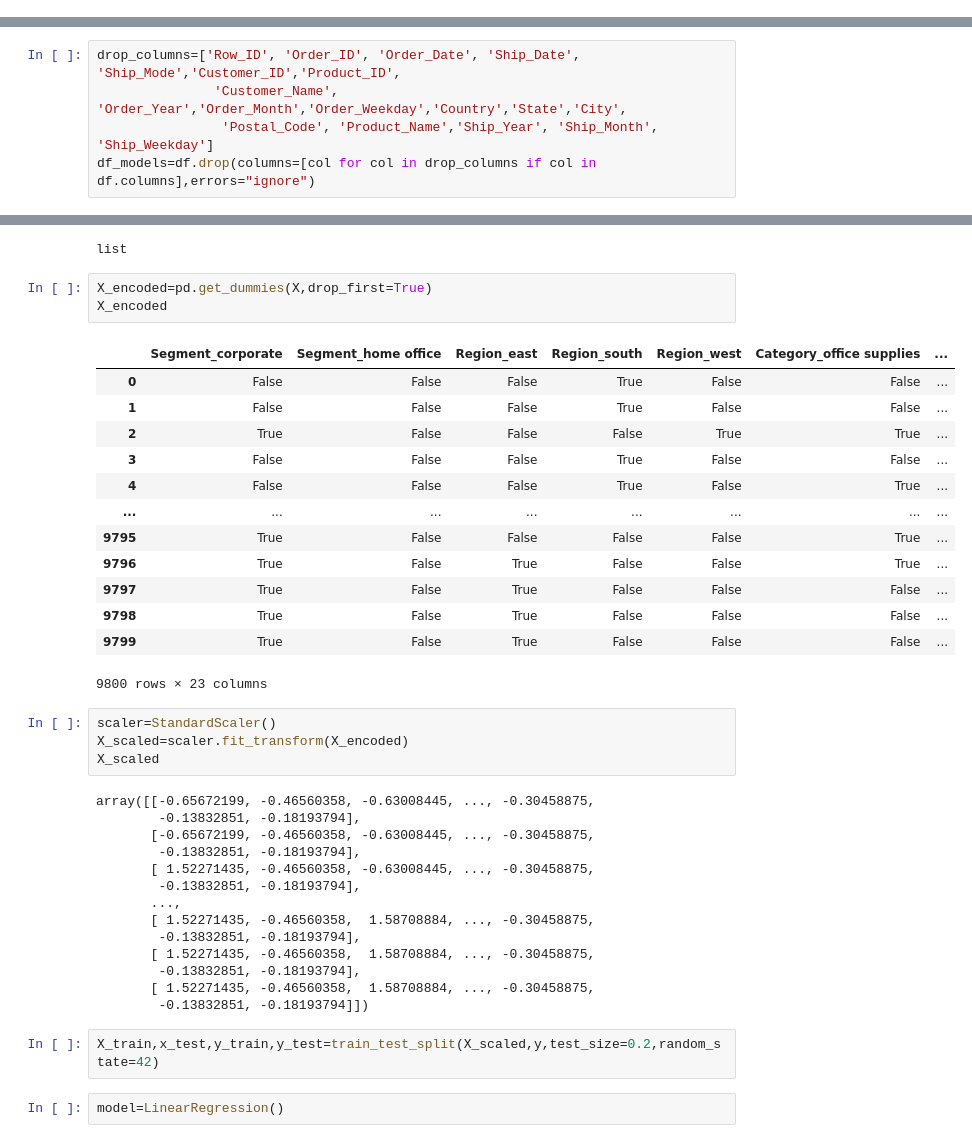
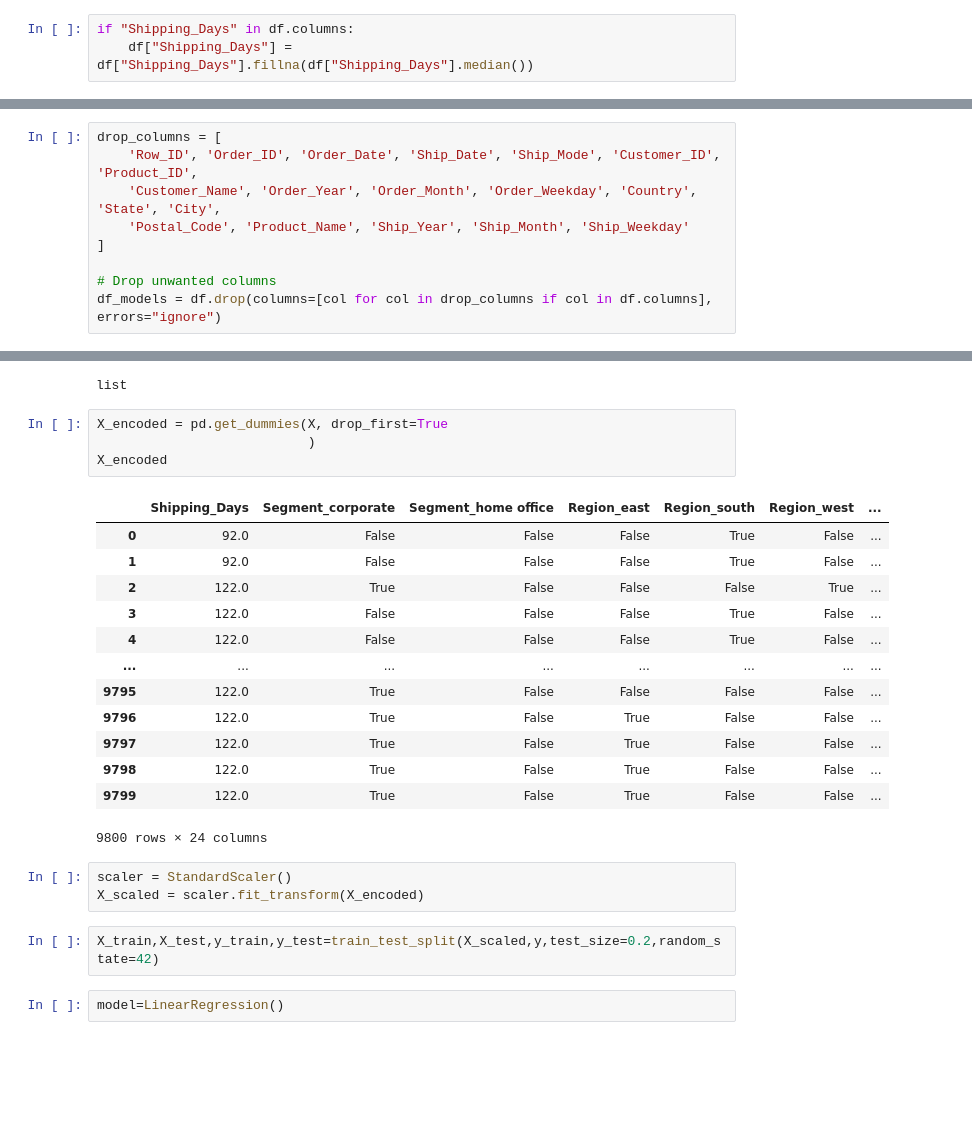
Before and after one commit to Ayush080-bct/Superstore-data-pipeline, a Jupyter notebook: ml/ml.ipynb, the cells around one changed output, grey strips where cells are left out. Cells and saved outputs as stored; diff of their text form; blank space fills up the shorter version.

```diff
--- a/ml/ml.ipynb
+++ b/ml/ml.ipynb
@@ -124 +125,4 @@ Index(['Row_ID', 'Order_ID', 'Order_Date', 'Ship_Date', 'Ship_Mode',
       dtype='object')
+# %%
+if "Shipping_Days" in df.columns:
+    df["Shipping_Days"] = df["Shipping_Days"].fillna(df["Shipping_Days"].median())
@@ -125,8 +144,12 @@ Index(['Row_ID', 'Order_ID', 'Order_Date', 'Ship_Date', 'Ship_Mode',
 # %%
-drop_columns=['Row_ID', 'Order_ID', 'Order_Date', 'Ship_Date', 'Ship_Mode','Customer_ID','Product_ID',
-               'Customer_Name', 'Order_Year','Order_Month','Order_Weekday','Country','State','City',
-                'Postal_Code', 'Product_Name','Ship_Year', 'Ship_Month', 'Ship_Weekday']
-df_models=df.drop(columns=[col for col in drop_columns if col in df.columns],errors="ignore")
+drop_columns = [
+    'Row_ID', 'Order_ID', 'Order_Date', 'Ship_Date', 'Ship_Mode', 'Customer_ID', 'Product_ID',
+    'Customer_Name', 'Order_Year', 'Order_Month', 'Order_Weekday', 'Country', 'State', 'City',
+    'Postal_Code', 'Product_Name', 'Ship_Year', 'Ship_Month', 'Ship_Weekday'
+]
+
+# Drop unwanted columns
+df_models = df.drop(columns=[col for col in drop_columns if col in df.columns], errors="ignore")
 # %%
 df_models.shape
 # %% [output]
@@ -177,42 +201,28 @@ type(categorical_features)
 # %% [output]
 list
 # %%
-X_encoded=pd.get_dummies(X,drop_first=True)
+X_encoded = pd.get_dummies(X, drop_first=True
+                           )
 X_encoded
 # %% [output]
-|  | Segment_corporate | Segment_home office | Region_east | Region_south | Region_west | Category_office supplies | ... |
-| 0 | False | False | False | True | False | False | ... |
-| 1 | False | False | False | True | False | False | ... |
-| 2 | True | False | False | False | True | True | ... |
-| 3 | False | False | False | True | False | False | ... |
-| 4 | False | False | False | True | False | True | ... |
+|  | Shipping_Days | Segment_corporate | Segment_home office | Region_east | Region_south | Region_west | ... |
+| 0 | 92.0 | False | False | False | True | False | ... |
+| 1 | 92.0 | False | False | False | True | False | ... |
+| 2 | 122.0 | True | False | False | False | True | ... |
+| 3 | 122.0 | False | False | False | True | False | ... |
+| 4 | 122.0 | False | False | False | True | False | ... |
 | ... | ... | ... | ... | ... | ... | ... | ... |
-| 9795 | True | False | False | False | False | True | ... |
-| 9796 | True | False | True | False | False | True | ... |
-| 9797 | True | False | True | False | False | False | ... |
-| 9798 | True | False | True | False | False | False | ... |
-| 9799 | True | False | True | False | False | False | ... |
+| 9795 | 122.0 | True | False | False | False | False | ... |
+| 9796 | 122.0 | True | False | True | False | False | ... |
+| 9797 | 122.0 | True | False | True | False | False | ... |
+| 9798 | 122.0 | True | False | True | False | False | ... |
+| 9799 | 122.0 | True | False | True | False | False | ... |
-9800 rows × 23 columns
+9800 rows × 24 columns
 # %%
-scaler=StandardScaler()
-X_scaled=scaler.fit_transform(X_encoded)
-X_scaled
+scaler = StandardScaler()
+X_scaled = scaler.fit_transform(X_encoded)
-# %% [output]
-array([[-0.65672199, -0.46560358, -0.63008445, ..., -0.30458875,
-        -0.13832851, -0.18193794],
-       [-0.65672199, -0.46560358, -0.63008445, ..., -0.30458875,
-        -0.13832851, -0.18193794],
-       [ 1.52271435, -0.46560358, -0.63008445, ..., -0.30458875,
-        -0.13832851, -0.18193794],
-       ...,
-       [ 1.52271435, -0.46560358,  1.58708884, ..., -0.30458875,
-        -0.13832851, -0.18193794],
-       [ 1.52271435, -0.46560358,  1.58708884, ..., -0.30458875,
-        -0.13832851, -0.18193794],
-       [ 1.52271435, -0.46560358,  1.58708884, ..., -0.30458875,
-        -0.13832851, -0.18193794]])
 # %%
-X_train,x_test,y_train,y_test=train_test_split(X_scaled,y,test_size=0.2,random_state=42)
+X_train,X_test,y_train,y_test=train_test_split(X_scaled,y,test_size=0.2,random_state=42)
 # %%
 model=LinearRegression()
 # %%
```
Also changed, not shown: parts of 22 cells of this notebook.
